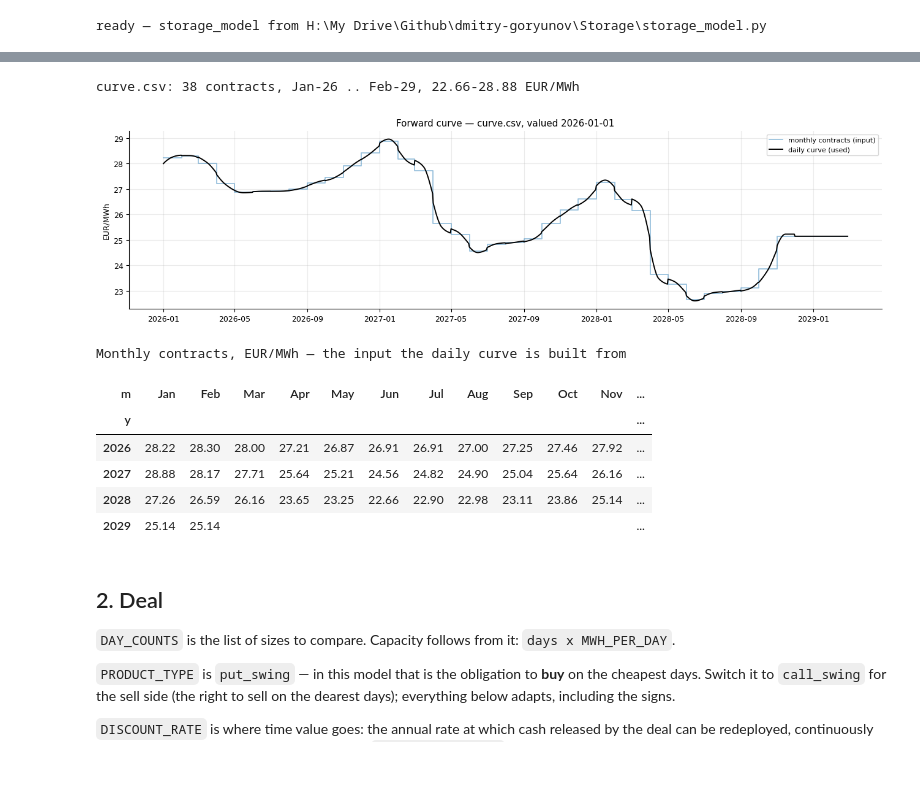
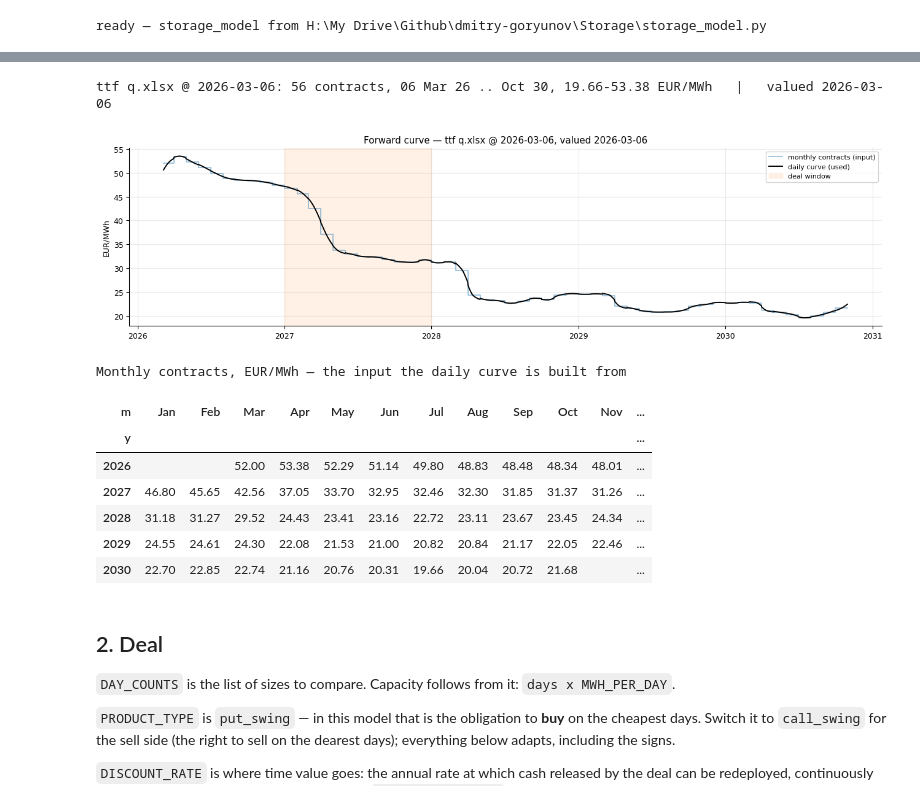
Before and after one commit to dmitry-goryunov/Storage, a Jupyter notebook: Products.ipynb, the cells around one changed output, grey strips where cells are left out. Cells and saved outputs as stored; diff of their text form; code cells hidden in the pictures; blank space fills up the shorter version.

```diff
--- a/Products.ipynb
+++ b/Products.ipynb
@@ -45,15 +58,33 @@ ready — storage_model from H:\My Drive\Github\dmitry-goryunov\Storage\storage_
 # %%
-CURVE_SOURCE = "csv"                       # "csv" -> curve.csv  |  "quotes" -> ttf q.xlsx
-AS_OF        = pd.Timestamp("2026-01-05")  # "quotes" only
-VAL_DATE     = pd.Timestamp("2026-01-01")
+CURVE_SOURCE = "quotes"                     # "quotes" -> ttf q.xlsx  |  "csv" -> curve.csv
+AS_OF        = pd.Timestamp("2026-03-06")   # which quote row to price off; "quotes" only
+VAL_DATE     = None                         # None -> value on the curve's own start date
 
 
-def load_curve(source=CURVE_SOURCE, as_of=AS_OF, curve_start=VAL_DATE):
+def load_curve(source=CURVE_SOURCE, as_of=AS_OF):
+    """Return (curve, label, curve_start).
+
+    The start date comes *out* of here rather than in: a curve and the date it is
+    valued on are one choice, and letting them be set separately is how you end up
+    valuing January off a March quote.
+    """
     if source == "csv":
+        if as_of is not None:
+            raise ValueError(
+                "AS_OF selects a quote row out of 'ttf q.xlsx'. curve.csv is a single "
+                "stored curve with no quote date attached, so AS_OF would do nothing "
+                "here. Set CURVE_SOURCE = 'quotes' to price off a date, or AS_OF = None.")
         c = pd.read_csv("curve.csv")
         c["contractStart"] = pd.to_datetime(c["contractStart"], format="mixed")
         c["contractEnd"]   = pd.to_datetime(c["contractEnd"],   format="mixed")
-        return c.sort_values("contractStart").reset_index(drop=True), "curve.csv"
+        c = c.sort_values("contractStart").reset_index(drop=True)
+        return c, "curve.csv", c["contractStart"].min()
+
+    if source != "quotes":
+        raise ValueError(f"CURVE_SOURCE must be 'csv' or 'quotes', not {source!r}")
+    if as_of is None:
+        raise ValueError("CURVE_SOURCE = 'quotes' needs an AS_OF quote date.")
+
     import re
     q = pd.read_excel("ttf q.xlsx")
     q = q.rename(columns={q.columns[0]: "quote_date"}).dropna(subset=["quote_date"])
@@ -61,48 +92,58 @@ def load_curve(source=CURVE_SOURCE, as_of=AS_OF, curve_start=VAL_DATE):
     q = q.sort_values("quote_date").reset_index(drop=True)
     cols = sorted([c for c in q.columns if re.fullmatch(r"TTFc\d+", str(c))],
                   key=lambda c: int(re.search(r"\d+", str(c)).group()))
     row = sm.quote_row_for_fd_date(q, cols, as_of)
-    return (sm.curve_df_for_storage(row, cols, curve_start=curve_start, include_da=True),
-            f"ttf q.xlsx @ {pd.Timestamp(row['quote_date']):%Y-%m-%d}")
+    quote_date = pd.Timestamp(row["quote_date"])
+    if quote_date != pd.Timestamp(as_of):
+        print(f"note: no quote on {pd.Timestamp(as_of):%Y-%m-%d}; using the last one "
+              f"before it, {quote_date:%Y-%m-%d}")
+    return (sm.curve_df_for_storage(row, cols, curve_start=quote_date, include_da=True),
+            f"ttf q.xlsx @ {quote_date:%Y-%m-%d}", quote_date)
 
-CURVE, CURVE_LABEL = load_curve()
-print(f"{CURVE_LABEL}: {len(CURVE)} contracts, "
-      f"{CURVE['contractStart'].min():%b-%y} .. {CURVE['contractEnd'].max():%b-%y}, "
-      f"{CURVE['value'].min():.2f}-{CURVE['value'].max():.2f} EUR/MWh")
+
+CURVE, CURVE_LABEL, CURVE_START = load_curve()
+VAL_DATE = CURVE_START if VAL_DATE is None else pd.Timestamp(VAL_DATE)
+print(f"{CURVE_LABEL}: {len(CURVE)} contracts, {CURVE['contractStart'].min():%d %b %y} .. "
+      f"{CURVE['contractEnd'].max():%b %y}, "
+      f"{CURVE['value'].min():.2f}-{CURVE['value'].max():.2f} EUR/MWh"
+      f"   |   valued {VAL_DATE:%Y-%m-%d}")
 
 # The curve everything below is priced off. Two things are worth seeing: the
 # monthly contracts as given, and the daily curve the model actually uses, which
 # is smoothed through the monthly midpoints and then corrected so each month's
 # daily average reproduces its contract exactly.
 _span  = pd.date_range(CURVE["contractStart"].min(), CURVE["contractEnd"].max(), freq="D")
 _daily = sm.smoothen_curve(sm.map_curve_to_dates(_span, CURVE))
 
 fig, ax = plt.subplots(figsize=(13, 3.6))
 ax.step(list(CURVE["contractStart"]) + [CURVE["contractEnd"].max()],
         list(CURVE["value"]) + [CURVE["value"].iloc[-1]],
         where="post", color="tab:blue", alpha=.45, lw=1.3, label="monthly contracts (input)")
 ax.plot(_daily.index, _daily.values, color="black", lw=1.4, label="daily curve (used)")
+ax.axvspan(pd.Timestamp("2027-01-01"), pd.Timestamp("2027-12-31"),
+           color="tab:orange", alpha=.10, label="deal window")
 ax.set_ylabel("EUR/MWh")
 ax.set_title(f"Forward curve — {CURVE_LABEL}, valued {VAL_DATE:%Y-%m-%d}")
 ax.legend(loc="best", fontsize=8)
 plt.tight_layout(); plt.show()
 
 _m = CURVE.assign(y=CURVE["contractStart"].dt.year, m=CURVE["contractStart"].dt.strftime("%b"))
 _order = ["Jan","Feb","Mar","Apr","May","Jun","Jul","Aug","Sep","Oct","Nov","Dec"]
 display(_m.pivot(index="y", columns="m", values="value")
         .reindex(columns=_order).dropna(axis=1, how="all")
         .style.format("{:.2f}", na_rep="")
         .set_caption("Monthly contracts, EUR/MWh — the input the daily curve is built from"))
 # %% [output]
-curve.csv: 38 contracts, Jan-26 .. Feb-29, 22.66-28.88 EUR/MWh
+ttf q.xlsx @ 2026-03-06: 56 contracts, 06 Mar 26 .. Oct 30, 19.66-53.38 EUR/MWh   |   valued 2026-03-06
-[figure, old version]
+[figure, new version]
 Monthly contracts, EUR/MWh — the input the daily curve is built from
 | m | Jan | Feb | Mar | Apr | May | Jun | Jul | Aug | Sep | Oct | Nov | ... |
 | y |  |  |  |  |  |  |  |  |  |  |  | ... |
-| 2026 | 28.22 | 28.30 | 28.00 | 27.21 | 26.87 | 26.91 | 26.91 | 27.00 | 27.25 | 27.46 | 27.92 | ... |
-| 2027 | 28.88 | 28.17 | 27.71 | 25.64 | 25.21 | 24.56 | 24.82 | 24.90 | 25.04 | 25.64 | 26.16 | ... |
-| 2028 | 27.26 | 26.59 | 26.16 | 23.65 | 23.25 | 22.66 | 22.90 | 22.98 | 23.11 | 23.86 | 25.14 | ... |
-| 2029 | 25.14 | 25.14 |  |  |  |  |  |  |  |  |  | ... |
+| 2026 |  |  | 52.00 | 53.38 | 52.29 | 51.14 | 49.80 | 48.83 | 48.48 | 48.34 | 48.01 | ... |
+| 2027 | 46.80 | 45.65 | 42.56 | 37.05 | 33.70 | 32.95 | 32.46 | 32.30 | 31.85 | 31.37 | 31.26 | ... |
+| 2028 | 31.18 | 31.27 | 29.52 | 24.43 | 23.41 | 23.16 | 22.72 | 23.11 | 23.67 | 23.45 | 24.34 | ... |
+| 2029 | 24.55 | 24.61 | 24.30 | 22.08 | 21.53 | 21.00 | 20.82 | 20.84 | 21.17 | 22.05 | 22.46 | ... |
+| 2030 | 22.70 | 22.85 | 22.74 | 21.16 | 20.76 | 20.31 | 19.66 | 20.04 | 20.72 | 21.68 |  | ... |
 # %% [markdown]
 ## 2. Deal
 
```
Also changed, not shown: parts of 9 cells of this notebook, 5 other files.
